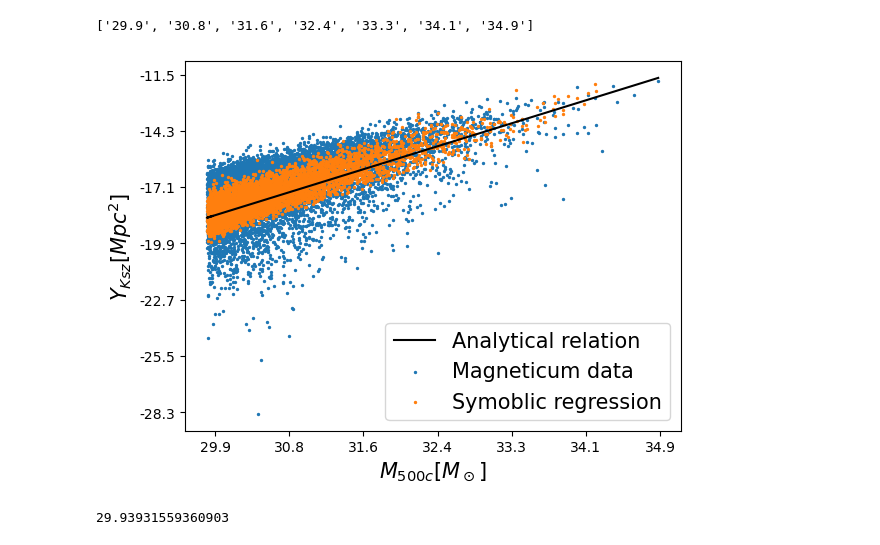
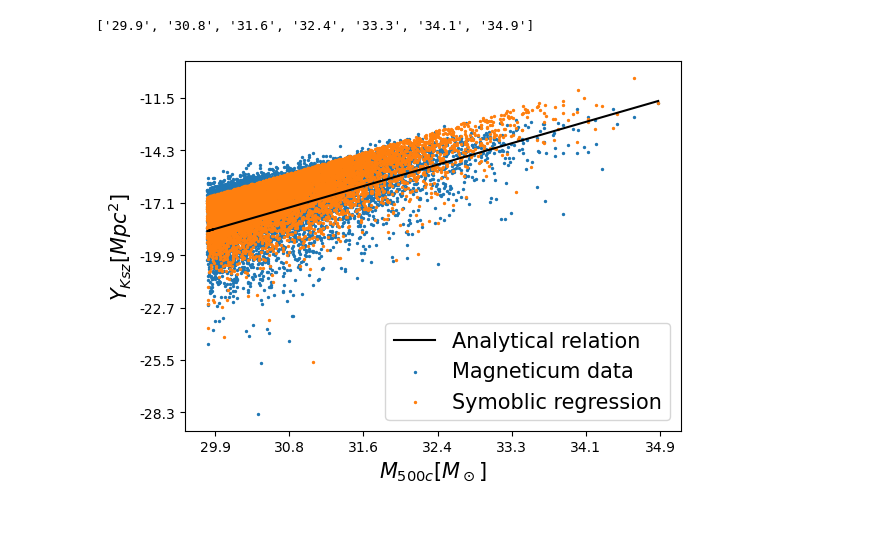
Before and after one commit to antolonappan/kSZscaler, a Jupyter notebook: Notebooks2/test5.ipynb, the cells around one changed output. Saved outputs shown, nothing was run; the diff lists cells and outputs as text; code cells hidden in the pictures.

```diff
--- a/Notebooks2/test5.ipynb
+++ b/Notebooks2/test5.ipynb
@@ -13,6 +13,10 @@ from pysr import PySRRegressor
 from sklearn.model_selection import train_test_split
 #import scaler
 from sklearn.preprocessing import StandardScaler
+# %%
+plt.rcParams['text.usetex']=True
+plt.rcParams['ytick.minor.visible'] =True
+plt.rcParams['xtick.minor.visible'] = True
 # %%
 %load_ext autoreload
 %autoreload 2
@@ -137,18 +106,14 @@ $\displaystyle \left|{Vz}\right| - 0.76125395$
 ['29.9', '30.8', '31.6', '32.4', '33.3', '34.1', '34.9']
 # %%
 plt.scatter(df_140_ms.M,df_140_ms.Yksz,s=2,label='Magneticum data')
-plt.scatter(df_140_ms.M,0.8*df_140_ms.M - 0.14*df_140_ms.gas_frac + np.sqrt(df_140_ms.Vz)  - 1, s=2,label='Symoblic regression')
+plt.scatter(df_140_ms.M, (df_140_ms.M*.7 - np.abs(df_140_ms.Vz) +1 )  , s=2,label='Symoblic regression')
 plt.plot(df_140_ms.M,df_140_ms.M*.7 -.3,c='k',label='Analytical relation')
 plt.ylabel('$Y_{Ksz} [Mpc^2]$',fontsize=15)
 plt.xlabel('$M_{500c} [M_\odot]$',fontsize=15)
 plt.xticks(np.linspace(-1,6,7),[f"{i:.1f}" for i in np.linspace(min(df_140_m.M),max(df_140_m.M),7)],fontsize=10)
 plt.yticks(np.linspace(-8,4,7),[f"{i:.1f}" for i in np.linspace(min(df_140_m.Yksz),max(df_140_m.Yksz),7)],fontsize=10)
 plt.legend(loc='lower right',fontsize=15)
 plt.savefig('test5.pdf',dpi=300,bbox_inches='tight')
 #plt.scatter(df_140_ms.M,(df_140_ms.M - 2*np.abs(df_140_ms.Vz) )
 # %% [output]
-[figure, old version]
+[figure, new version]
-# %%
-min(df_140_m.M)
-# %% [output]
-29.93931559360903
```
Also changed, not shown: parts of 10 cells of this notebook, 3 other files.
